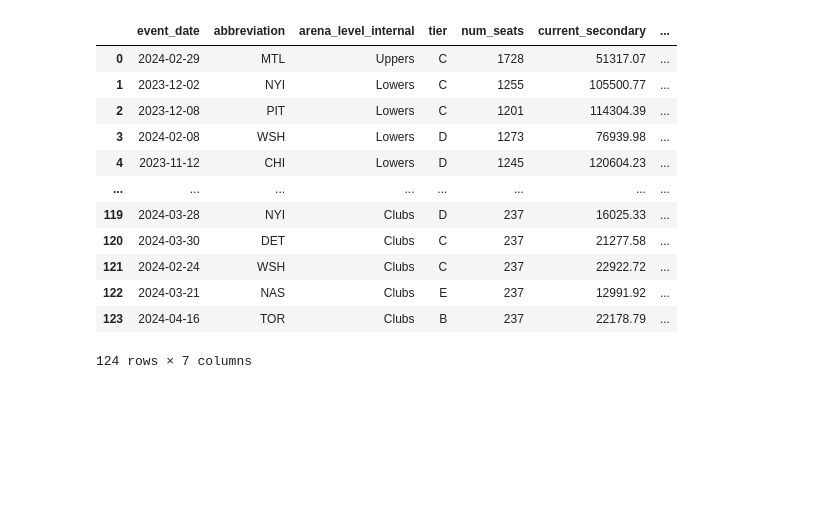
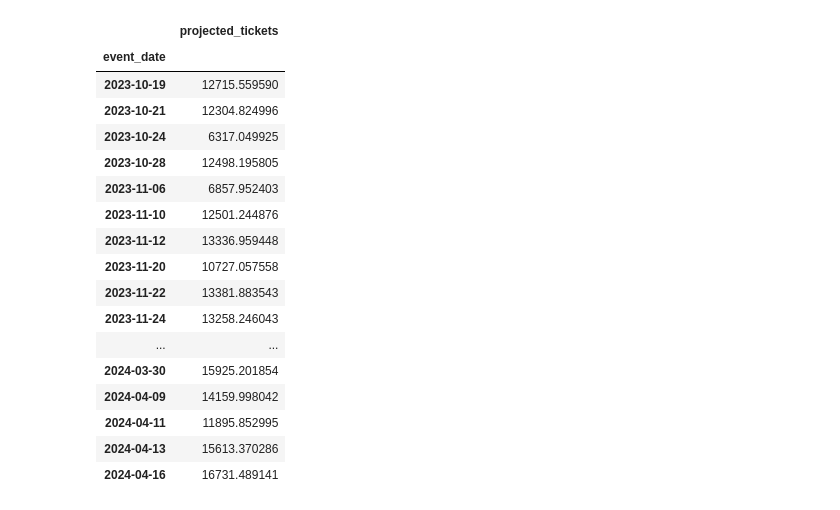
Before and after one commit to riffere-fla/pandas_party, a Jupyter notebook: ticking_projections_2324_old_model.ipynb, the cells around one changed output. Cells and saved outputs as stored; diff of their text form; code cells hidden in the pictures; blank space fills up the shorter version.

```diff
--- a/ticking_projections_2324_old_model.ipynb
+++ b/ticking_projections_2324_old_model.ipynb
@@ -231,6 +237,7 @@ def transform_plans(df_plans):
     df_final_3 = df_final_3.merge(percent_test, how = 'left', on = 'event_date')
 
     df_final_3['total_expected_revenue'] = df_final_3.apply(lambda row: row['current_plans'] + (left*row['count_per_tier']*row['percent_test']*row['count_per_loc']), axis = 1)
+    df_final_3['projected_tickets'] = df_final_3['total_expected_revenue']/df_final_3['current_atp']
 
     # # get daily tickets to hit expected and tickets at specific days out
     # df_final_3['proj'] = df_final_3.apply(lambda row: row['total_expected_revenue']/row['current_atp'], axis = 1)
@@ -241,4 +248,9 @@ def transform_plans(df_plans):
     # df_final_3['projected_tickets'] = df_final_3.apply(lambda row: 621 if row['loc'] == 'Lounge 954' and row['projected_tickets1'] > 621 else row['projected_tickets1'], axis = 1)
     # df_final_3['type'] = 'plans'
 
+    df_final_3 = df_final_3.groupby(by = 'event_date')[['projected_tickets']].sum()
+    df_final_3 = pd.DataFrame(df_final_3).reset_index()
+    df_final_3['type'] = 'plans'
+    df_final_3['event_date'] = pd.to_datetime(df_final_3['event_date']).dt.normalize()
+
     return df_final_3
@@ -376,17 +347,0 @@ def transform_secondary(df_secondary):
-# %%
-df_secondary = extract_secondary()
-df_secondary
-# %% [output]
-|  | event_date | abbreviation | arena_level_internal | tier | num_seats | current_secondary | ... |
-| 0 | 2024-02-29 | MTL | Uppers | C | 1728 | 51317.07 | ... |
-| 1 | 2023-12-02 | NYI | Lowers | C | 1255 | 105500.77 | ... |
-| 2 | 2023-12-08 | PIT | Lowers | C | 1201 | 114304.39 | ... |
-| 3 | 2024-02-08 | WSH | Lowers | D | 1273 | 76939.98 | ... |
-| 4 | 2023-11-12 | CHI | Lowers | D | 1245 | 120604.23 | ... |
-| ... | ... | ... | ... | ... | ... | ... | ... |
-| 119 | 2024-03-28 | NYI | Clubs | D | 237 | 16025.33 | ... |
-| 120 | 2024-03-30 | DET | Clubs | C | 237 | 21277.58 | ... |
-| 121 | 2024-02-24 | WSH | Clubs | C | 237 | 22922.72 | ... |
-| 122 | 2024-03-21 | NAS | Clubs | E | 237 | 12991.92 | ... |
-| 123 | 2024-04-16 | TOR | Clubs | B | 237 | 22178.79 | ... |
-124 rows × 7 columns
@@ -395,3 +441,39 @@ df_secondary
+# %%
+# Concat
+
+df_nightly = extract_nightly()
+df_nightly = transform_nightly(df_nightly)
+
+df_plans = extract_plans()
+df_plans = transform_plans(df_plans)
+
+df_groups = extract_groups()
+df_groups = transform_groups(df_groups)
+
+df_secondary = extract_secondary()
+df_secondary = transform_secondary(df_secondary)
+
+df_final = pd.concat([df_nightly, df_plans, df_groups, df_secondary], ignore_index = True, axis = 0)
+df_final.groupby(by = 'event_date')[['projected_tickets']].sum()
+# %% [output]
+|  | projected_tickets |
+| event_date |  |
+| 2023-10-19 | 12715.559590 |
+| 2023-10-21 | 12304.824996 |
+| 2023-10-24 | 6317.049925 |
+| 2023-10-28 | 12498.195805 |
+| 2023-11-06 | 6857.952403 |
+| 2023-11-10 | 12501.244876 |
+| 2023-11-12 | 13336.959448 |
+| 2023-11-20 | 10727.057558 |
+| 2023-11-22 | 13381.883543 |
+| 2023-11-24 | 13258.246043 |
+| ... | ... |
+| 2024-03-30 | 15925.201854 |
+| 2024-04-09 | 14159.998042 |
+| 2024-04-11 | 11895.852995 |
+| 2024-04-13 | 15613.370286 |
+| 2024-04-16 | 16731.489141 |
 # %%
 q = """
 with ticket_info as
```
Also changed, not shown: parts of 7 cells of this notebook, 2 other files.
